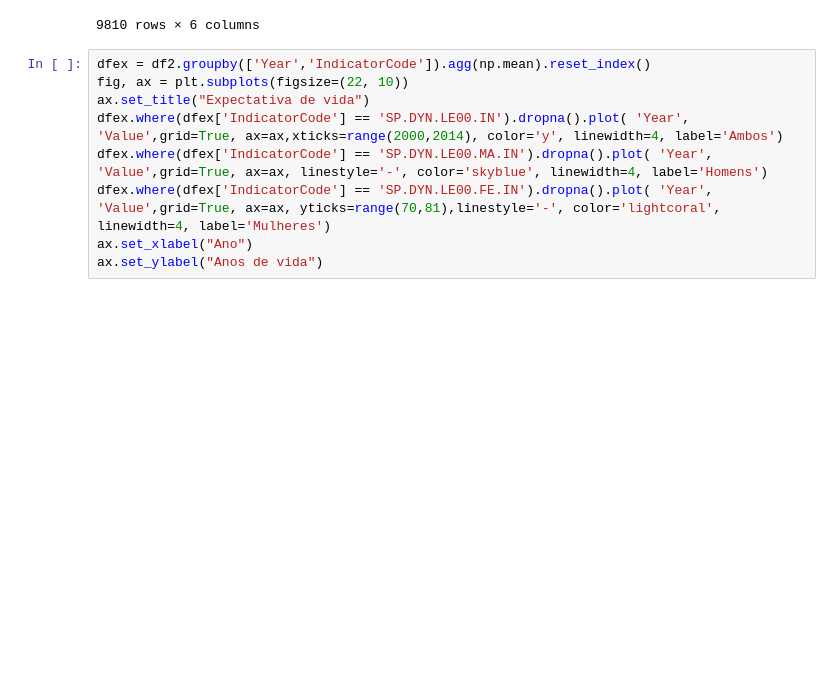
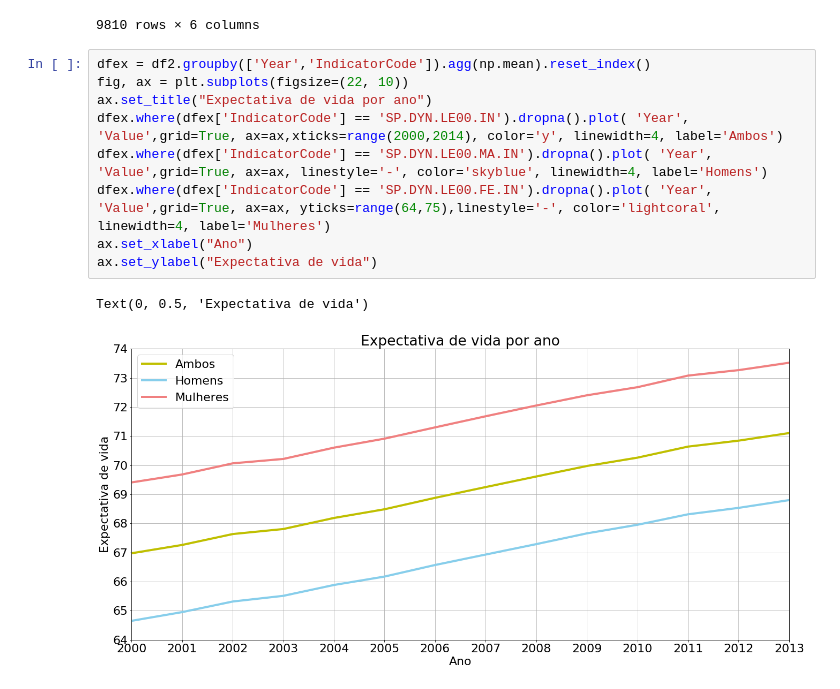
Before and after one commit to nicolas-sss/lp-project-hlnn-20191, a Jupyter notebook: jupyter files/suicidio_faixa_etaria_sexo.ipynb, the cells around one changed output. Drawn from its saved outputs; the diff is of its cells as text; blank space fills up the shorter version.

```diff
--- a/jupyter files/suicidio_faixa_etaria_sexo.ipynb
+++ b/jupyter files/suicidio_faixa_etaria_sexo.ipynb
@@ -181,12 +181,15 @@ df2
 # %%
 dfex = df2.groupby(['Year','IndicatorCode']).agg(np.mean).reset_index()
 fig, ax = plt.subplots(figsize=(22, 10))
-ax.set_title("Expectativa de vida")
+ax.set_title("Expectativa de vida por ano")
 dfex.where(dfex['IndicatorCode'] == 'SP.DYN.LE00.IN').dropna().plot( 'Year', 'Value',grid=True, ax=ax,xticks=range(2000,2014), color='y', linewidth=4, label='Ambos')
 dfex.where(dfex['IndicatorCode'] == 'SP.DYN.LE00.MA.IN').dropna().plot( 'Year', 'Value',grid=True, ax=ax, linestyle='-', color='skyblue', linewidth=4, label='Homens')
-dfex.where(dfex['IndicatorCode'] == 'SP.DYN.LE00.FE.IN').dropna().plot( 'Year', 'Value',grid=True, ax=ax, yticks=range(70,81),linestyle='-', color='lightcoral', linewidth=4, label='Mulheres')
+dfex.where(dfex['IndicatorCode'] == 'SP.DYN.LE00.FE.IN').dropna().plot( 'Year', 'Value',grid=True, ax=ax, yticks=range(64,75),linestyle='-', color='lightcoral', linewidth=4, label='Mulheres')
 ax.set_xlabel("Ano")
-ax.set_ylabel("Anos de vida")
+ax.set_ylabel("Expectativa de vida")
+# %% [output]
+Text(0, 0.5, 'Expectativa de vida')
+[figure, added]
 # %%
 dfexm = dfex[dfex['IndicatorCode'] == 'SP.DYN.LE00.MA.IN']
 temp =  df4mw[df4mw.year < 2014][['year','suicide100']]
```
Also changed, not shown: parts of 8 cells of this notebook, 3 other files.
